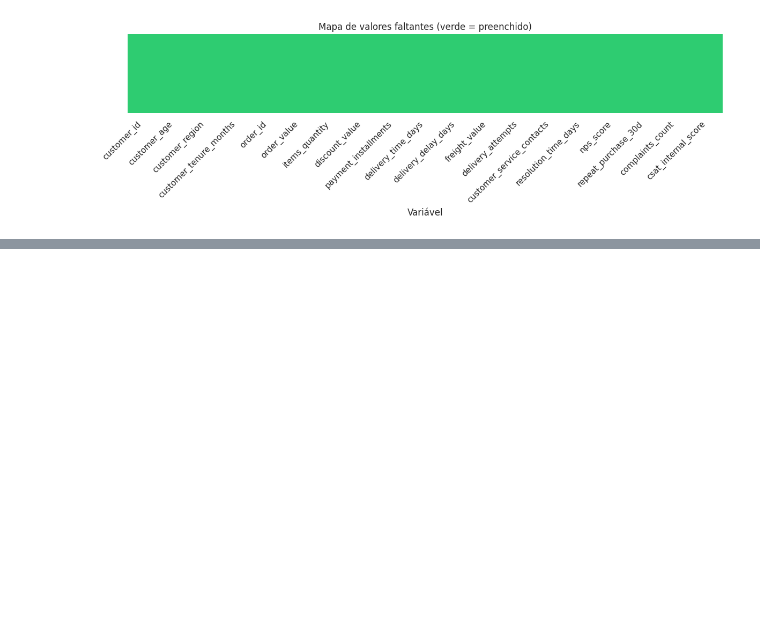
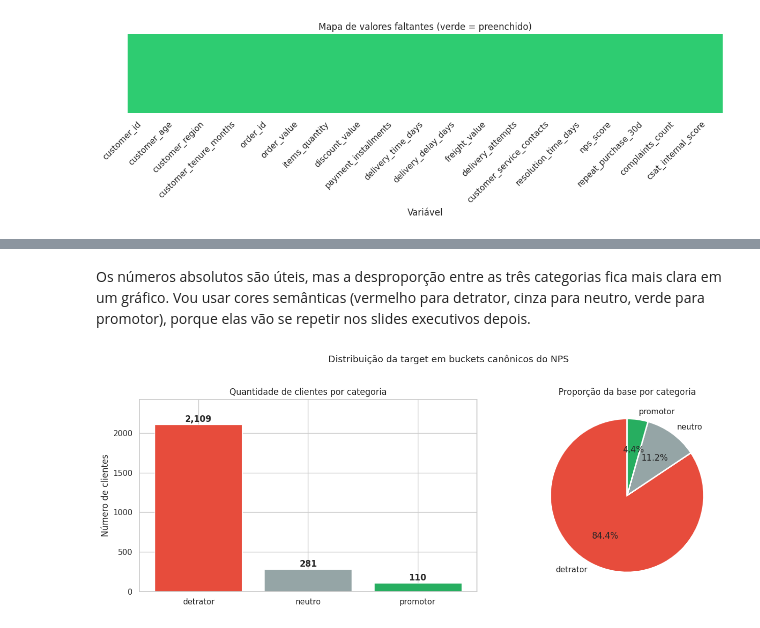
Before and after one commit to guillecosme/fiap-ai-scientist-tech-challange-fase-01, a Jupyter notebook: notebooks/02_data_understanding.ipynb, the cells around one changed output, grey strips where cells are left out. Drawn from its saved outputs; the diff is of its cells as text; code cells hidden in the pictures; blank space fills up the shorter version.

```diff
--- a/notebooks/02_data_understanding.ipynb
+++ b/notebooks/02_data_understanding.ipynb
@@ -214,0 +324,49 @@ plt.show()
+# %% [markdown]
+Os números absolutos são úteis, mas a desproporção entre as três categorias fica mais clara em um gráfico. Vou usar cores semânticas (vermelho para detrator, cinza para neutro, verde para promotor), porque elas vão se repetir nos slides executivos depois.
+# %%
+# Cores semânticas que vamos manter consistentes em todo o trabalho
+cores_buckets = {"detrator": "#e74c3c", "neutro": "#95a5a6", "promotor": "#27ae60"}
+
+# Recalcula categorias localmente (independência da célula anterior)
+def classificar_nps(nota: float) -> str:
+    if nota < 7:
+        return "detrator"
+    elif nota < 9:
+        return "neutro"
+    else:
+        return "promotor"
+
+categorias_nps = dados["nps_score"].apply(classificar_nps)
+ordem_buckets = ["detrator", "neutro", "promotor"]
+contagem_buckets = categorias_nps.value_counts().reindex(ordem_buckets)
+percentual_buckets = categorias_nps.value_counts(normalize=True).reindex(ordem_buckets) * 100
+
+# Dois gráficos lado a lado: contagem absoluta + proporção
+fig, eixos = plt.subplots(1, 2, figsize=(14, 5))
+
+# Esquerda: contagem absoluta
+cores_ord = [cores_buckets[c] for c in ordem_buckets]
+eixos[0].bar(ordem_buckets, contagem_buckets.values, color=cores_ord, edgecolor="white")
+for i, v in enumerate(contagem_buckets.values):
+    eixos[0].text(i, v + 30, f"{v:,}", ha="center", fontsize=12, fontweight="bold")
+eixos[0].set_title("Quantidade de clientes por categoria")
+eixos[0].set_ylabel("Número de clientes")
+eixos[0].set_ylim(0, contagem_buckets.max() * 1.15)
+
+# Direita: pizza com proporção
+eixos[1].pie(
+    percentual_buckets.values,
+    labels=ordem_buckets,
+    autopct="%1.1f%%",
+    colors=cores_ord,
+    startangle=90,
+    wedgeprops={"edgecolor": "white", "linewidth": 2},
+)
+eixos[1].set_title("Proporção da base por categoria")
+
+fig.suptitle("Distribuição da target em buckets canônicos do NPS", fontsize=13, y=1.02)
+fig.tight_layout()
+fig.savefig(PASTA_FIGURAS / "2_3_categorias_buckets.png", dpi=120, bbox_inches="tight")
+plt.show()
+# %% [output]
+[figure, added]
```
Also changed, not shown: parts of 28 cells of this notebook, 8 other files.
